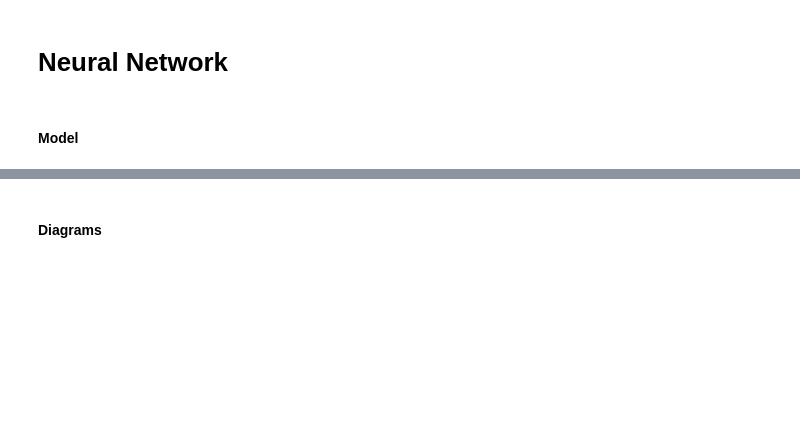
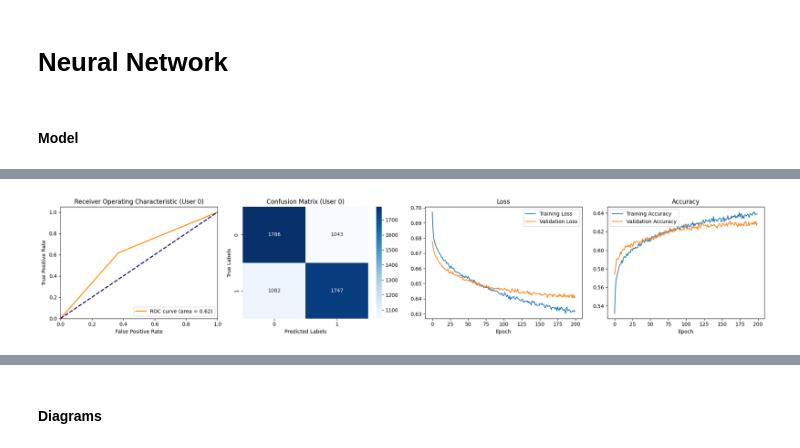
Before and after one commit to zuza571/Biometrics, a Jupyter notebook: Mouse/mouseDynamics.ipynb, the cells around one changed output, grey strips where cells are left out. Saved outputs shown, nothing was run; the diff lists cells and outputs as text; code cells hidden in the pictures; blank space fills up the shorter version.

Commit message:
tuning neural networks

```diff
--- a/Mouse/mouseDynamics.ipynb
+++ b/Mouse/mouseDynamics.ipynb
@@ -792,7 +848,9 @@ plt.show()
 #### Model
 # %%
 from keras.models import Sequential
+from keras.optimizers import Adam
 from keras.layers import Dense, Dropout
+from sklearn.preprocessing import StandardScaler
 
 predictions_list = []
 history_list = []
@@ -802,40 +860,63 @@ accuracy_scores = []
 precision_scores = []
 recall_scores = []
 
+X_train_list = []
 X_test_list_nn = []
+y_train_list = []
 y_test_list_nn = []
 
-for i in range(num_classes):
-    X_train = X_train_list[i]
-    X_test = X_test_list[i]
-    y_train = y_train_list[i]
-    y_test = y_test_list[i]
+# scale data to the same size for neural network
+min_length = min(len(user[i]) for i in range(num_classes))
+
+for i in range(3): #(num_classes):
+    user[i] = user[i].sample(n=min_length)
+    impostor[i] = impostor[i].sample(n=min_length)
+    merged_data = pd.concat([user[i], impostor[i]])
+
+    X = merged_data.loc[:, 'mean_x_speed':'numCritPoints']
+    y = merged_data['class']
 
     # train: 70%, validation: 20%, test: 10%
     X_train, X_temp, y_train, y_temp = train_test_split(X, y, test_size=0.3, stratify=y)
     X_val, X_test, y_val, y_test = train_test_split(X_temp, y_temp, test_size=0.33, stratify=y_temp)
 
+    # SCALING DATA WAS REALLY IMPORTANT IN THIS DATASET
+    scaler = StandardScaler()
+
+    X_train = scaler.fit_transform(X_train)
+    X_val = scaler.transform(X_val)
+    X_test = scaler.transform(X_test)
+
+    X_train_list.append(X_train)
     X_test_list_nn.append(X_test)
+    y_train_list.append(y_train)
     y_test_list_nn.append(y_test)
 
     model = Sequential()
 
-    model.add(Dense(300, input_dim=33, activation='relu')) # input layer - input_dim = number of features
+    model.add(Dense(33, input_dim=33, activation='relu'))
     model.add(Dropout(0.2))
-    model.add(Dense(300, activation='sigmoid'))
-    model.add(Dropout(0.2))
-    model.add(Dense(1, activation='sigmoid')) # output layer - 1 neuron as it is binary classification
+    model.add(Dense(200, activation='relu'))
+    model.add(Dropout(0.4))
+    model.add(Dense(200, activation='relu'))
+    model.add(Dropout(0.4))
+    model.add(Dense(1, activation='sigmoid'))
 
+    adam = Adam(learning_rate=0.01)
     model.compile(optimizer='adam', loss='binary_crossentropy', metrics=['accuracy'])
 
-    history = model.fit(X_train, y_train, validation_data=(X_val, y_val), batch_size=256, epochs=50, verbose=0)
+    history = model.fit(X_train, y_train, validation_data=(X_val, y_val), batch_size=1500, epochs=200, verbose=0)
     history_list.append(history)
 
-    f1_score = fbeta_score(y_test, predictions, beta=1)
-    f2_score = fbeta_score(y_test, predictions, beta=2)
+    predictions = model.predict(X_test)
+    predictions = (predictions > 0.5).astype(int)
+    predictions_list.append(predictions)
+
+    f1_score = fbeta_score(y_test, predictions, beta=1, zero_division=1)
+    f2_score = fbeta_score(y_test, predictions, beta=2, zero_division=1)
     accuracy = model.evaluate(X_test, y_test, verbose=0)[1]
-    precision = precision_score(y_test, predictions)
-    recall = recall_score(y_test, predictions)
+    precision = precision_score(y_test, predictions, zero_division=1)
+    recall = recall_score(y_test, predictions, zero_division=1)
 
     f1_scores.append(f1_score)
     f2_scores.append(f2_score)
@@ -846,4 +927,45 @@ for i in range(num_classes):
     print("User: ", i)
     print(classification_report(y_test, predictions))
     print("F2 score: ", round(f2_score, 2))
+
+    #############################################################################
+    fig, axes = plt.subplots(1, 4, figsize=(20, 4))
+
+    fpr, tpr, thresholds = roc_curve(y_test_list_nn[i], predictions_list[i])
+    roc_auc = auc(fpr, tpr)
+
+    plt.sca(axes[0])
+    plt.plot(fpr, tpr, color='darkorange', lw=2, label=f'ROC curve (area = {roc_auc:.2f})')
+    plt.plot([0, 1], [0, 1], color='navy', lw=2, linestyle='--')
+    plt.xlim([0.0, 1.0])
+    plt.ylim([0.0, 1.05])
+    plt.xlabel('False Positive Rate')
+    plt.ylabel('True Positive Rate')
+    plt.title(f'Receiver Operating Characteristic (User {i})')
+    plt.legend(loc="lower right")
+
+    cm = confusion_matrix(y_test_list_nn[i], predictions_list[i])
+
+    plt.sca(axes[1])
+    sns.heatmap(cm, annot=True, fmt='d', cmap='Blues')
+    plt.xlabel('Predicted Labels')
+    plt.ylabel('True Labels')
+    plt.title(f'Confusion Matrix (User {i})')
+
+    plt.sca(axes[2])
+    plt.plot(history_list[i].history['loss'], label='Training Loss')
+    plt.plot(history_list[i].history['val_loss'], label='Validation Loss')
+    plt.title('Loss')
+    plt.xlabel('Epoch')
+    plt.legend()
+
+    plt.sca(axes[3])
+    plt.plot(history_list[i].history['accuracy'], label='Training Accuracy')
+    plt.plot(history_list[i].history['val_accuracy'], label='Validation Accuracy')
+    plt.title('Accuracy')
+    plt.xlabel('Epoch')
+    plt.legend()
+
+    plt.tight_layout()
+    plt.show()
 # %% [output]
@@ -850,0 +984 @@ ValueError: Found input variables with inconsistent numbers of samples: [8156, 1
+[figure, added]
```
Also changed, not shown: parts of 5 cells of this notebook, 1 other file.
